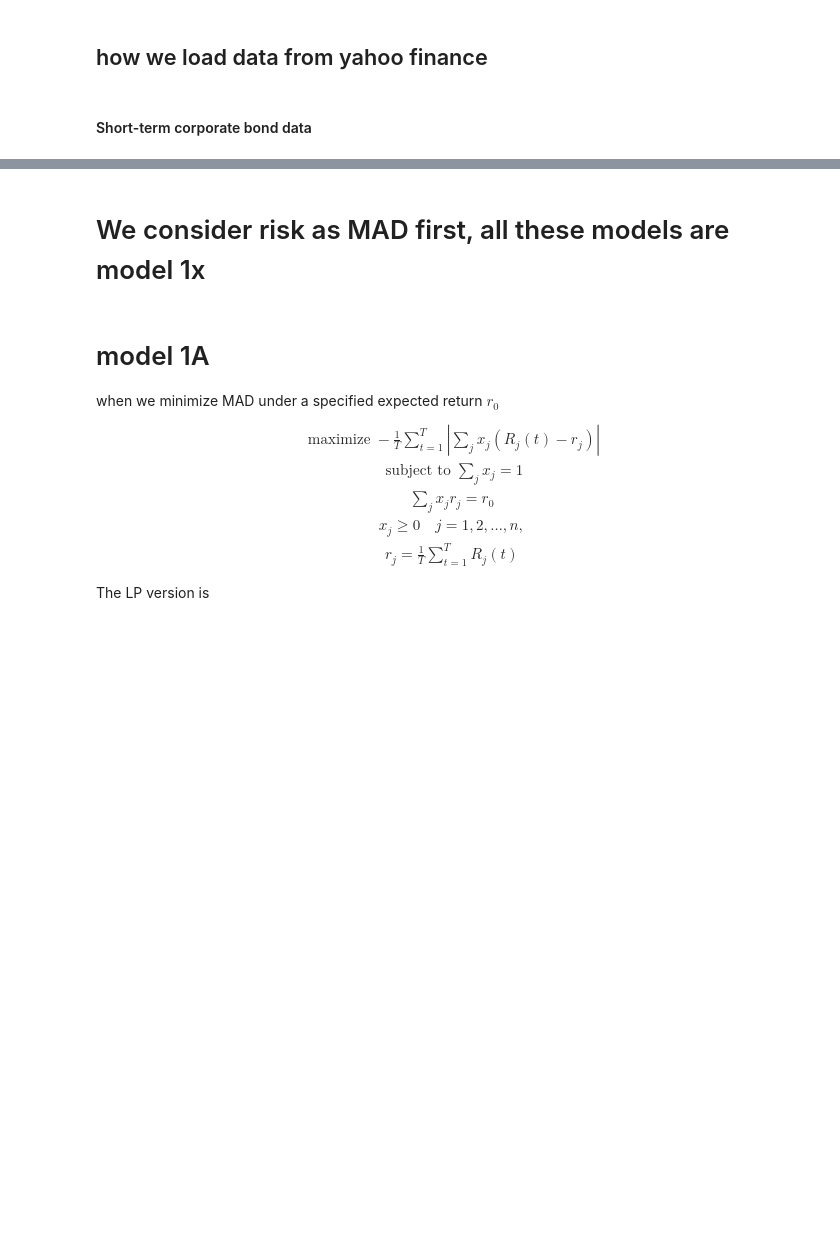
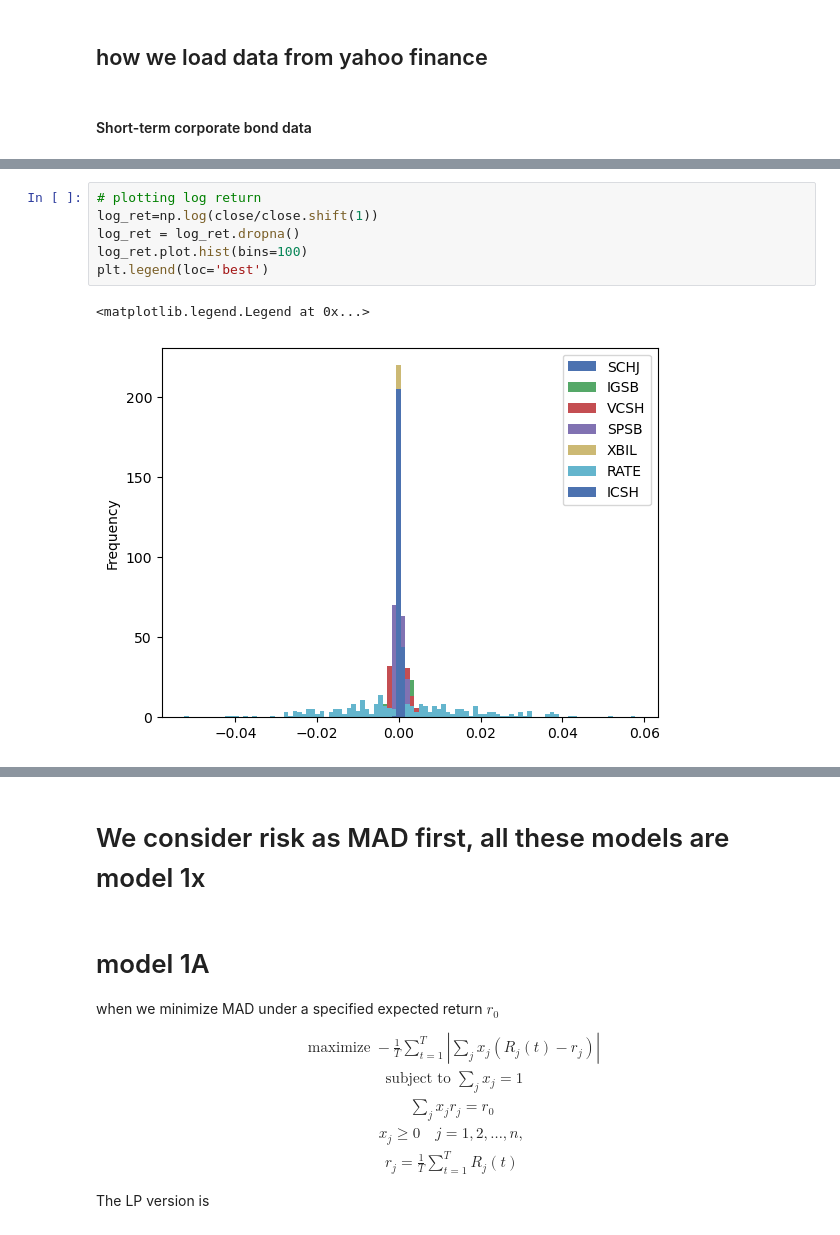
Before and after one commit to vinflora/MATH441-Group-Project, a Jupyter notebook: code_corporate bonds.ipynb, the cells around one changed output, grey strips where cells are left out. Saved outputs shown, nothing was run; the diff lists cells and outputs as text; blank space fills up the shorter version.

```diff
--- a/code_corporate bonds.ipynb
+++ b/code_corporate bonds.ipynb
@@ -88,0 +73,9 @@ plt.show()
+# %%
+# plotting log return
+log_ret=np.log(close/close.shift(1))
+log_ret = log_ret.dropna()
+log_ret.plot.hist(bins=100)
+plt.legend(loc='best')
+# %% [output]
+<matplotlib.legend.Legend at 0x...>
+[figure, added]
```
Also changed, not shown: parts of 19 cells of this notebook.
